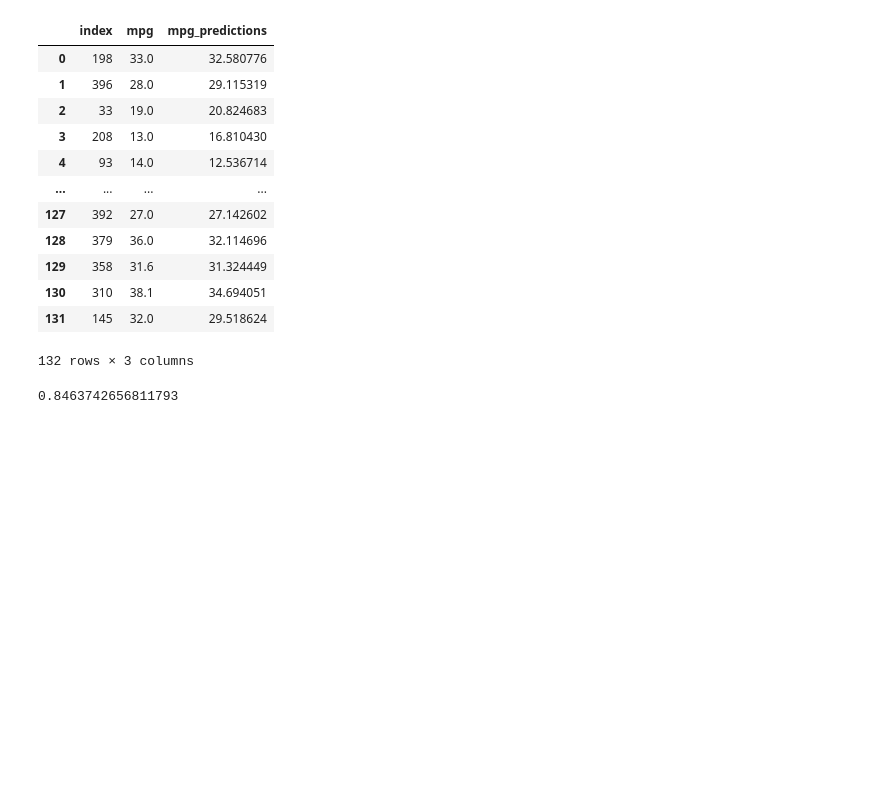
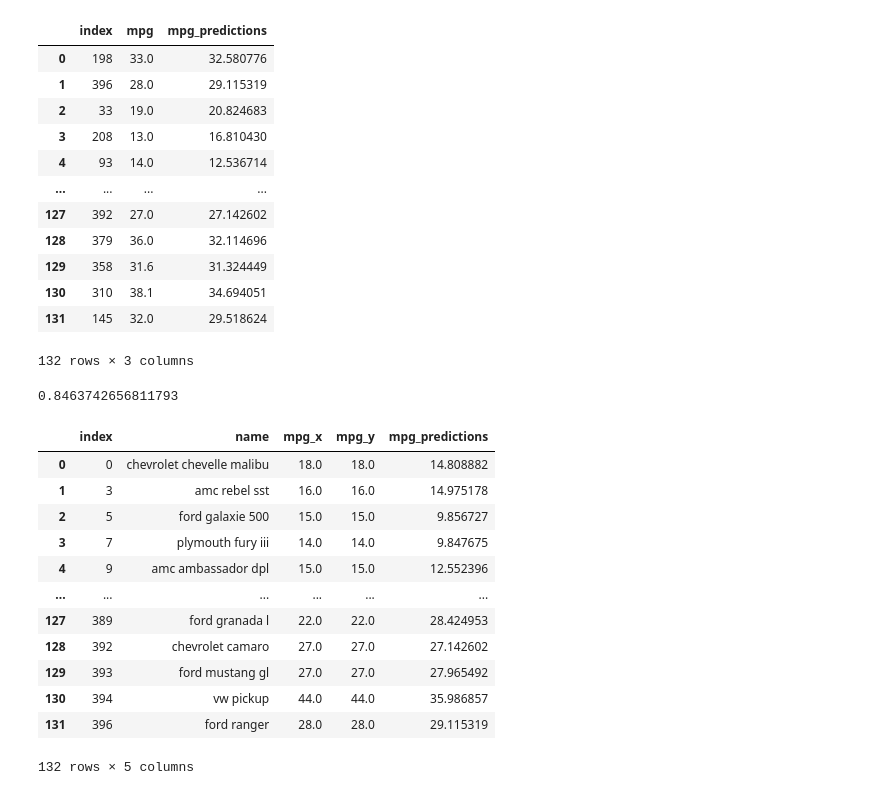
Before and after one commit to IngridaVaitkuviene/ptu5_antra_dalis, a Jupyter notebook: _1031_ai_linear_regression.ipynb, the cells around one changed output. Cells and saved outputs as stored; diff of their text form; code cells hidden in the pictures; blank space fills up the shorter version.

```diff
--- a/_1031_ai_linear_regression.ipynb
+++ b/_1031_ai_linear_regression.ipynb
@@ -243,8 +265,8 @@ data_predictions
 Name: mpg_predictions, Length: 132, dtype: float64
 # %%
 # Sukurkime lentelę, kurioje matytųsi spėjimai ir tikrosios reikšmės:
-final_data = pd.concat([target_test.reset_index(), data_predictions], axis=1)
-final_data
+comparison = pd.concat([target_test.reset_index(), data_predictions], axis=1)
+comparison
 # %% [output]
 |  | index | mpg | mpg_predictions |
 | 0 | 198 | 33.0 | 32.580776 |
@@ -265,3 +287,20 @@ final_data
 ai.score(features_test, target_test)
 # %% [output]
 0.8463742656811793
+# %%
+final_data = pd.merge(mpg[['name', 'mpg']].reset_index(), comparison, on='index')
+final_data
+# %% [output]
+|  | index | name | mpg_x | mpg_y | mpg_predictions |
+| 0 | 0 | chevrolet chevelle malibu | 18.0 | 18.0 | 14.808882 |
+| 1 | 3 | amc rebel sst | 16.0 | 16.0 | 14.975178 |
+| 2 | 5 | ford galaxie 500 | 15.0 | 15.0 | 9.856727 |
+| 3 | 7 | plymouth fury iii | 14.0 | 14.0 | 9.847675 |
+| 4 | 9 | amc ambassador dpl | 15.0 | 15.0 | 12.552396 |
+| ... | ... | ... | ... | ... | ... |
+| 127 | 389 | ford granada l | 22.0 | 22.0 | 28.424953 |
+| 128 | 392 | chevrolet camaro | 27.0 | 27.0 | 27.142602 |
+| 129 | 393 | ford mustang gl | 27.0 | 27.0 | 27.965492 |
+| 130 | 394 | vw pickup | 44.0 | 44.0 | 35.986857 |
+| 131 | 396 | ford ranger | 28.0 | 28.0 | 29.115319 |
+132 rows × 5 columns
```
Also changed, not shown: parts of 11 cells of this notebook, 1 other file.
